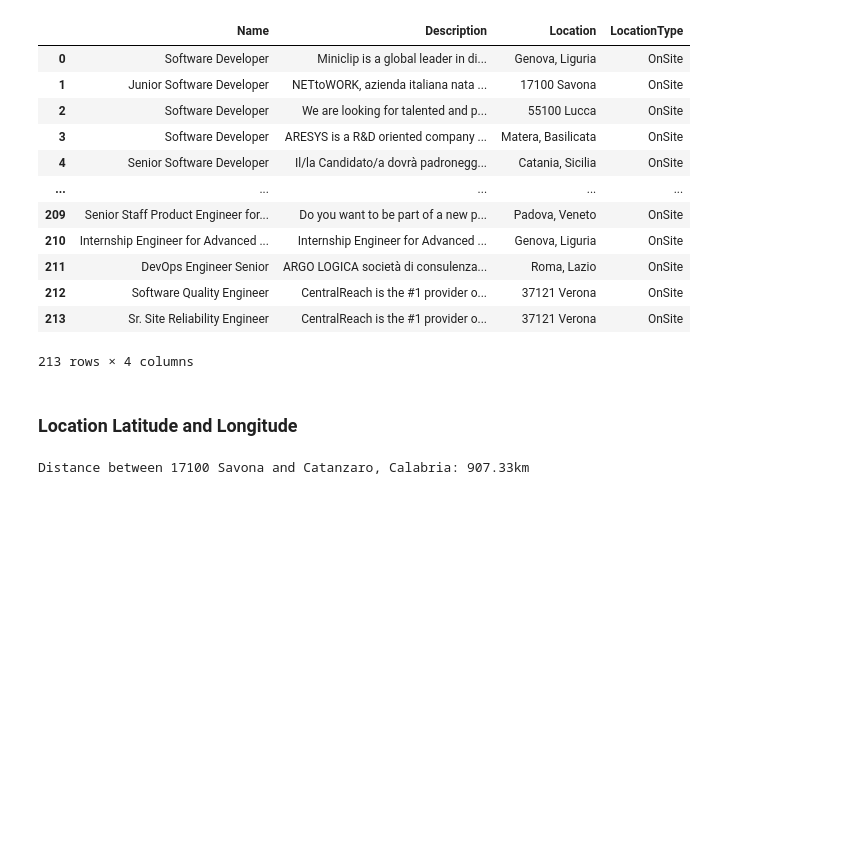
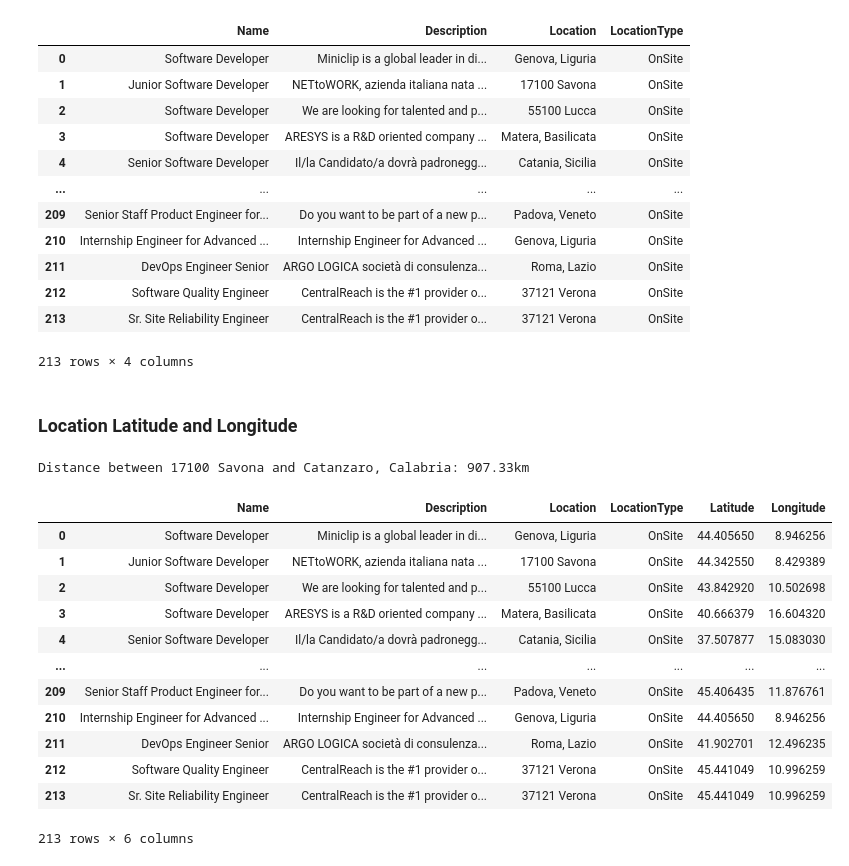
Before and after one commit to antoninoLorenzo/RecommenderSystem_TC, a Jupyter notebook: demo/notebooks/test_offers_2/test.ipynb, the cells around one changed output. Saved outputs shown, nothing was run; the diff lists cells and outputs as text; code cells hidden in the pictures; blank space fills up the shorter version.

Commit message:
Offer Locations

```diff
--- a/demo/notebooks/test_offers_2/test.ipynb
+++ b/demo/notebooks/test_offers_2/test.ipynb
@@ -53,12 +53,12 @@ PLACES_API = '''https://maps.googleapis.com/maps/api/place/textsearch/json?query
 # subset del dataset per ridurre le query a google places in fase di sviluppo
 frame = offers_frame[offers_frame['LocationType'] == 'OnSite'].iloc[:50]
 # %%
-def _get_coordinates(location: str) -> dict:
-    location_encoded = quote(location)
-    response: Response = requests.get(PLACES_API.format(location_encoded))
+def get_coordinates(location: str) -> dict:
+    #location_encoded = quote(location)
+    response: Response = requests.get(PLACES_API.format(location))
     return response.json()['results'][0]['geometry']['location']
 
-def _haversine(lon1, lat1, lon2, lat2):
+def haversine(lon1, lat1, lon2, lat2):
     """
     Prompt-Engineering basatissimo.
     Calcola la distanza fra due posti utilizzando le coordinate e tenendo presente
@@ -76,11 +76,11 @@ def _haversine(lon1, lat1, lon2, lat2):
     return c * r
 
 def location_distance(off1_id, off2_id) -> float:
-    loc1 = offers_frame.loc[off1_id, 'Location']
-    loc2 = offers_frame.loc[off2_id, 'Location']
+    loc1 = frame.loc[off1_id, 'Location']
+    loc2 = frame.loc[off2_id, 'Location']
 
-    lat1, lon1 = _get_coordinates(loc1).values()
-    lat2, lon2 = _get_coordinates(loc2).values()
+    lat1, lon1 = get_coordinates(loc1).values()
+    lat2, lon2 = get_coordinates(loc2).values()
 
-    return _haversine(lon1, lat1, lon2, lat2)
+    return haversine(lon1, lat1, lon2, lat2)
 # %%
@@ -88,2 +88,29 @@ print(f'Distance between {offers_frame.loc[1, "Location"]} and {offers_frame.loc
 # %% [output]
 Distance between 17100 Savona and Catanzaro, Calabria: 907.33km
+# %%
+# Compute Latitude and Longitude for each Offer (saving/cache should be done)
+frame['Latitude'] = 0.0
+frame['Longitude'] = 0.0
+for index, row in frame.iterrows():
+    try:
+        lat, lon = get_coordinates(row['Location']).values()
+        frame.loc[index, 'Latitude'] = lat
+        frame.loc[index, 'Longitude'] = lon
+    except Exception:
+        pass
+
+frame
+# %% [output]
+|  | Name | Description | Location | LocationType | Latitude | Longitude |
+| 0 | Software Developer | Miniclip is a global leader in di... | Genova, Liguria | OnSite | 44.405650 | 8.946256 |
+| 1 | Junior Software Developer | NETtoWORK, azienda italiana nata ... | 17100 Savona | OnSite | 44.342550 | 8.429389 |
+| 2 | Software Developer | We are looking for talented and p... | 55100 Lucca | OnSite | 43.842920 | 10.502698 |
+| 3 | Software Developer | ARESYS is a R&D oriented company ... | Matera, Basilicata | OnSite | 40.666379 | 16.604320 |
+| 4 | Senior Software Developer | Il/la Candidato/a dovrà padronegg... | Catania, Sicilia | OnSite | 37.507877 | 15.083030 |
+| ... | ... | ... | ... | ... | ... | ... |
+| 209 | Senior Staff Product Engineer for... | Do you want to be part of a new p... | Padova, Veneto | OnSite | 45.406435 | 11.876761 |
+| 210 | Internship Engineer for Advanced ... | Internship Engineer for Advanced ... | Genova, Liguria | OnSite | 44.405650 | 8.946256 |
+| 211 | DevOps Engineer Senior | ARGO LOGICA società di consulenza... | Roma, Lazio | OnSite | 41.902701 | 12.496235 |
+| 212 | Software Quality Engineer | CentralReach is the #1 provider o... | 37121 Verona | OnSite | 45.441049 | 10.996259 |
+| 213 | Sr. Site Reliability Engineer | CentralReach is the #1 provider o... | 37121 Verona | OnSite | 45.441049 | 10.996259 |
+213 rows × 6 columns
```
Also changed, not shown: parts of 2 cells of this notebook, 1 other file.
